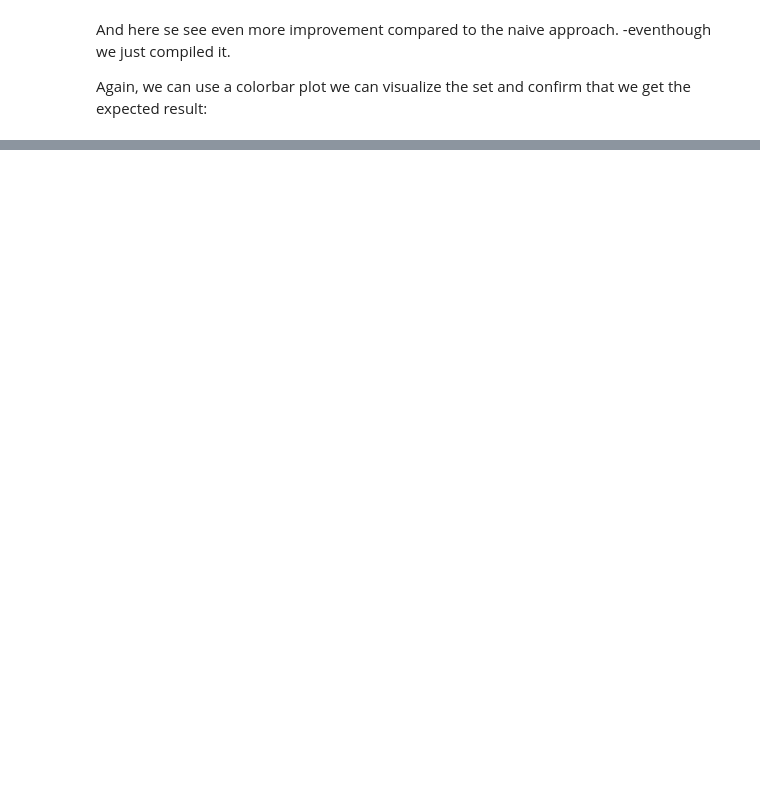
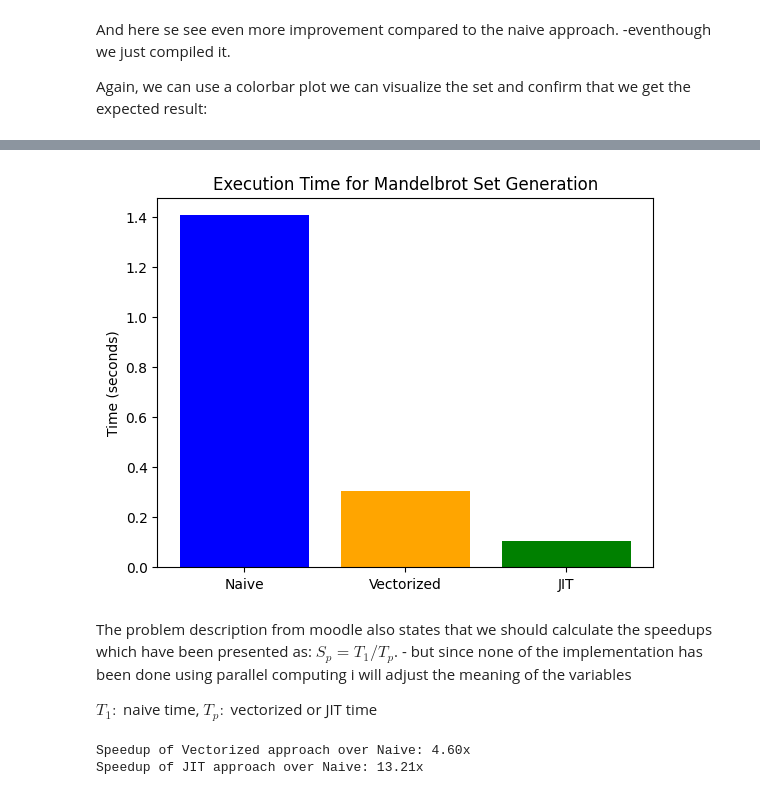
Before and after one commit to Suneson96/nsc-mini-project, a Jupyter notebook: project/module_1.ipynb, the cells around one changed output, grey strips where cells are left out. Saved outputs shown, nothing was run; the diff lists cells and outputs as text; code cells hidden in the pictures; blank space fills up the shorter version.

```diff
--- a/project/module_1.ipynb
+++ b/project/module_1.ipynb
@@ -111,5 +111,5 @@ def generate_mandelbrot_set_vectorized():
     return mandelbrot_set
 
 mandelbrot_set_vectorized = generate_mandelbrot_set_vectorized()
-%timeit generate_mandelbrot_set_vectorized()
+vectorized_result = %timeit -o generate_mandelbrot_set_vectorized()
 # %% [output]
@@ -164,5 +164,5 @@ def generate_mandelbrot_set_jit():
     return mandelbrot_set
 
 mandelbrot_set_jit = generate_mandelbrot_set_jit()
-%timeit generate_mandelbrot_set_jit()
+jit_result = %timeit -o generate_mandelbrot_set_jit()
 # %% [output]
@@ -183,0 +188,23 @@ plt.show()
+# %%
+# Plot the time results for the three approaches.
+approaches = ['Naive', 'Vectorized', 'JIT']
+times = [naive_result.average, vectorized_result.average, jit_result.average]
+plt.bar(approaches, times, color=['blue', 'orange', 'green'])
+plt.ylabel('Time (seconds)')
+plt.title('Execution Time for Mandelbrot Set Generation')
+plt.show()
+# %% [output]
+[figure, added]
+# %% [markdown]
+The problem description from moodle also states that we should calculate the speedups which have been presented as: $S_p = T_1 / T_p$. - but since none of the implementation has been done using parallel computing i will adjust the meaning of the variables
+
+$T_1:$ naive time,  $T_p:$ vectorized or JIT time
+# %%
+speedup_vectorized = naive_result.average / vectorized_result.average
+speedup_jit = naive_result.average / jit_result.average
+
+print(f"Speedup of Vectorized approach over Naive: {speedup_vectorized:.2f}x")
+print(f"Speedup of JIT approach over Naive: {speedup_jit:.2f}x")
+# %% [output]
+Speedup of Vectorized approach over Naive: 4.60x
+Speedup of JIT approach over Naive: 13.21x
```
Also changed, not shown: parts of 8 cells of this notebook.
